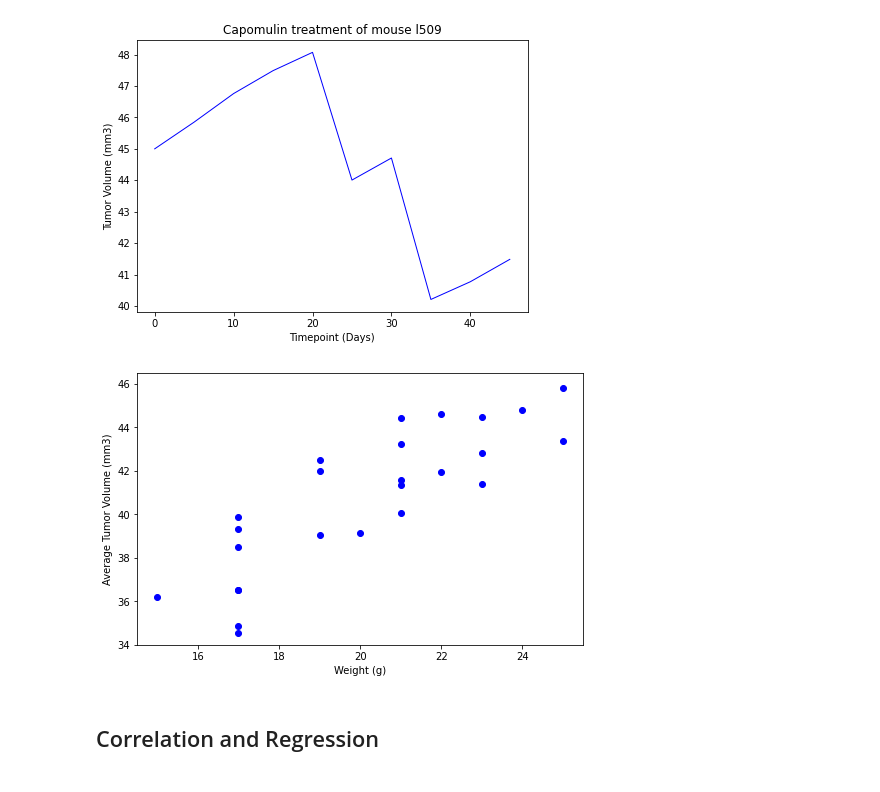
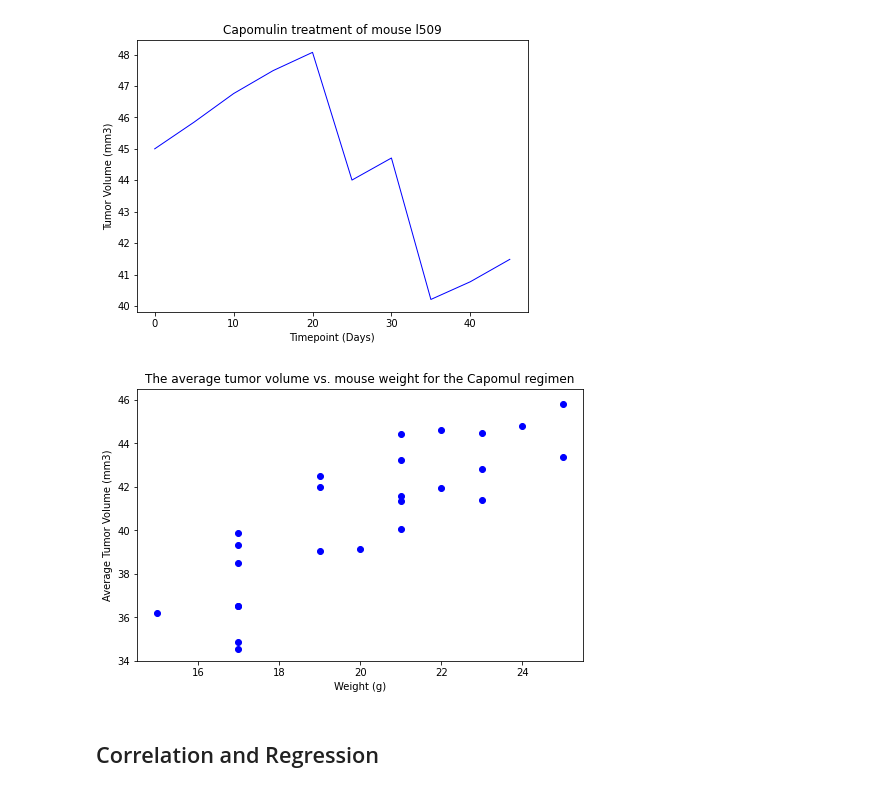
Before and after one commit to byronpineda225/Matplotlib-challenge, a Jupyter notebook: Pymaceuticals/pymaceuticals_starter.ipynb, the cells around one changed output. Cells and saved outputs as stored; diff of their text form; code cells hidden in the pictures.

```diff
--- a/Pymaceuticals/pymaceuticals_starter.ipynb
+++ b/Pymaceuticals/pymaceuticals_starter.ipynb
@@ -567,33 +574,34 @@ plt.show()
 # %% [output]
 [figure]
 # %%
-# Generate a scatter plot of average tumor volume vs. mouse weight for the Capomulin regimen
+# Generate a scatter plot of average tumor volume vs. mouse weight for the Capomul regimen
 # Let's reuse from the box plot study for Capomulin
 
 # Groupby "Mouse ID" as you want to roll up the tumor volume under a particular
 # mouse. The mouse weight stays the same for a particular mouse across multiple rows
 # so you can use the mean function across both of those parameters.
 
 capomulin_mouse_weight_tumor_avg = capomulin_regimen_df.groupby(["Mouse ID"]).mean()
 capomulin_mouse_weight_tumor_avg
 
 # Get the data for the scatter plot.
 x_values = capomulin_mouse_weight_tumor_avg["Weight (g)"]
 y_values = capomulin_mouse_weight_tumor_avg["Tumor Volume (mm3)"]
 
 fig7, ax1 = plt.subplots(figsize=(8, 5))
 
 plt.scatter(x_values,y_values, color="blue")
 
 plt.xlabel("Weight (g)")
 plt.ylabel("Average Tumor Volume (mm3)")
+plt.title("The average tumor volume vs. mouse weight for the Capomul regimen")
 
 plt.ylim(34,46.5)
 
 plt.savefig("../Images/Avg Tumor Vol vs Mouse Weight scatter plot.png", bbox_inches = "tight")
 plt.show()
 # %% [output]
-[figure, old version]
+[figure, new version]
 # %% [markdown]
 ## Correlation and Regression
 # %%
```
Also changed, not shown: parts of 6 cells of this notebook, 6 other files.
